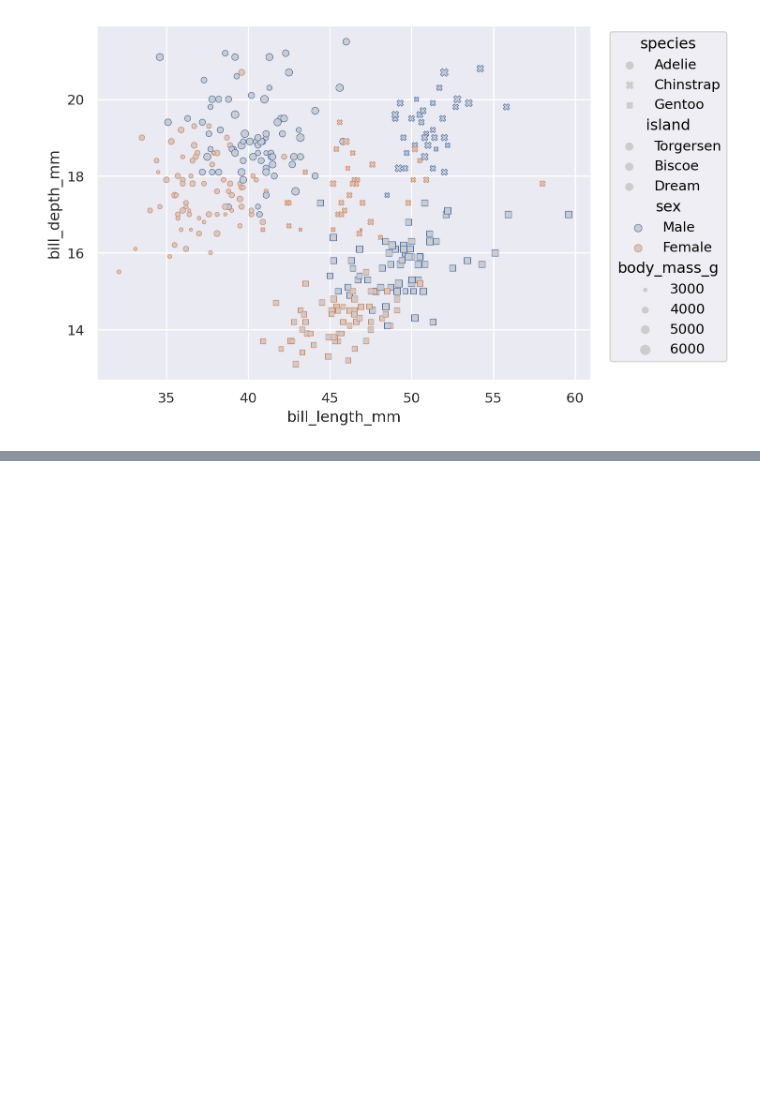
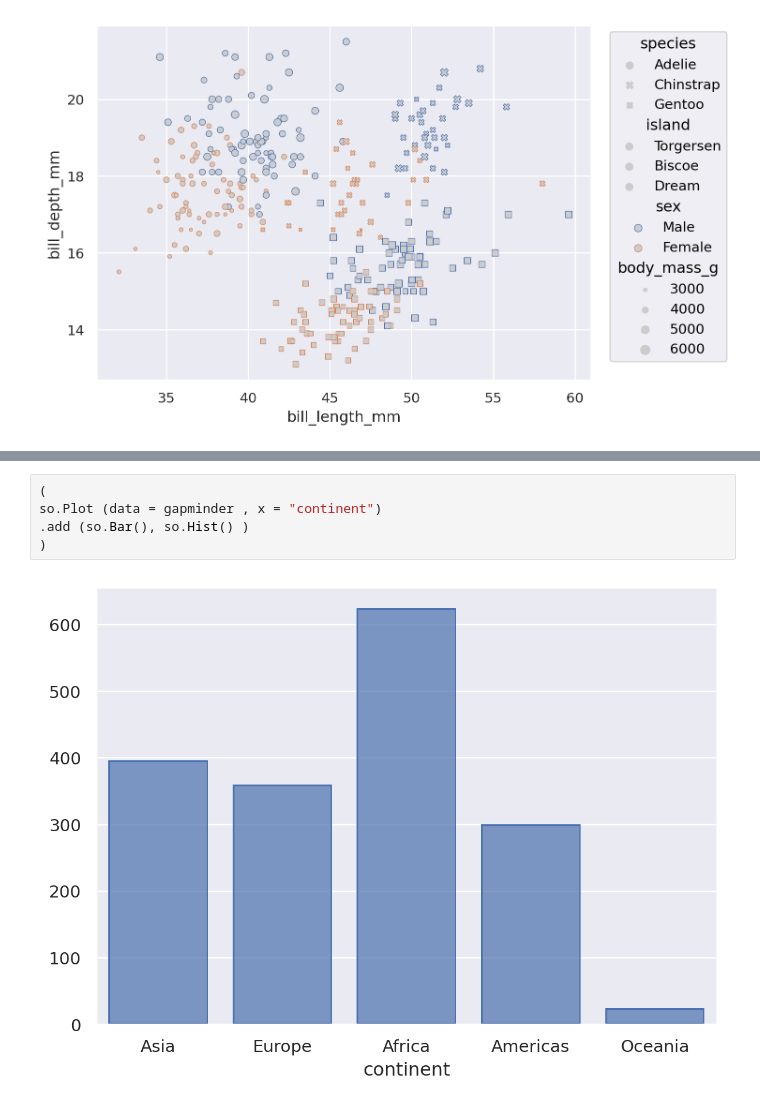
Before and after one commit to sebagarraffo/UBA-LaboDeDatos, a Jupyter notebook: GARRAFFO[3RA_GUIA].ipynb, the cells around one changed output, grey strips where cells are left out. Saved outputs shown, nothing was run; the diff lists cells and outputs as text; blank space fills up the shorter version.

```diff
--- a/GARRAFFO[3RA_GUIA].ipynb
+++ b/GARRAFFO[3RA_GUIA].ipynb
@@ -170,0 +189,7 @@ np.float64(5076.016260162602)
+# %%
+(
+so.Plot (data = gapminder , x = "continent")
+.add (so.Bar(), so.Hist() )
+)
+# %% [output]
+[figure, added]
```
Also changed, not shown: parts of 4 cells of this notebook.
